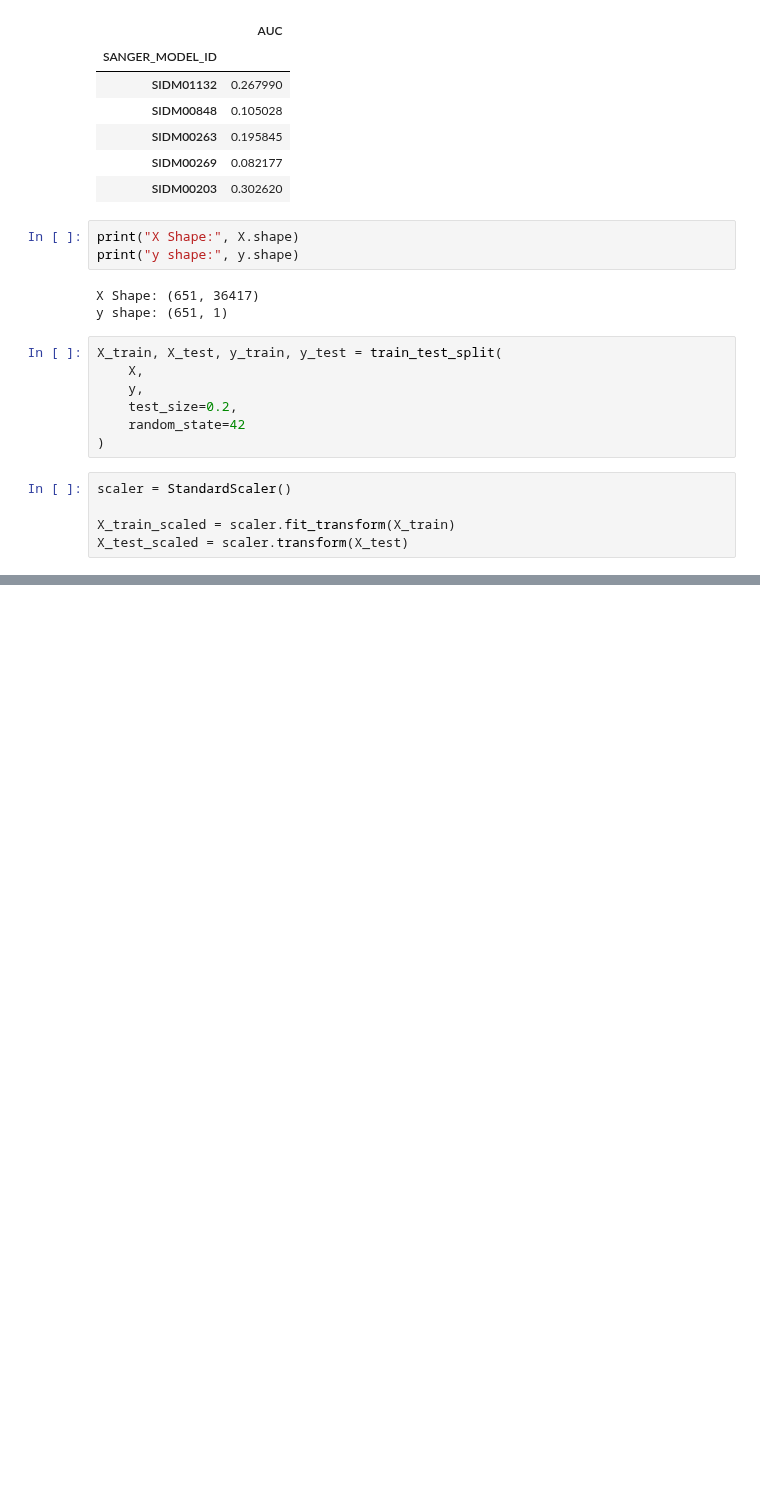
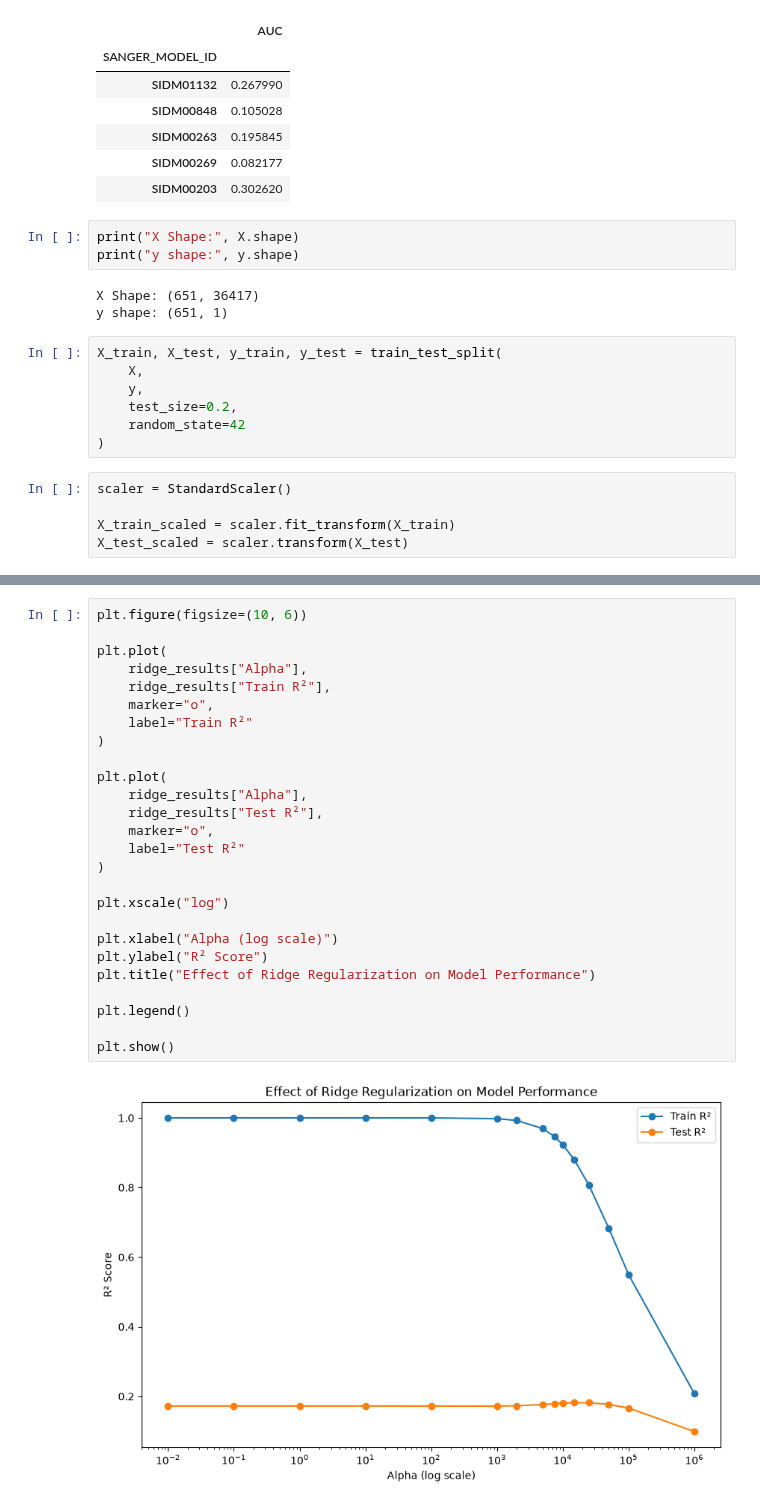
Before and after one commit to Pramitim/pharmacogenomic-response-ml, a Jupyter notebook: notebooks/05_ridge_regression.ipynb, the cells around one changed output, grey strips where cells are left out. Saved outputs shown, nothing was run; the diff lists cells and outputs as text; blank space fills up the shorter version.

Commit message:
added plots for ridge_regression results, cleaned up pca noteboke

```diff
--- a/notebooks/05_ridge_regression.ipynb
+++ b/notebooks/05_ridge_regression.ipynb
@@ -97,0 +109,28 @@ Ridge Regression:
+# %%
+plt.figure(figsize=(10, 6))
+
+plt.plot(
+    ridge_results["Alpha"],
+    ridge_results["Train R²"],
+    marker="o",
+    label="Train R²"
+)
+
+plt.plot(
+    ridge_results["Alpha"],
+    ridge_results["Test R²"],
+    marker="o",
+    label="Test R²"
+)
+
+plt.xscale("log")
+
+plt.xlabel("Alpha (log scale)")
+plt.ylabel("R² Score")
+plt.title("Effect of Ridge Regularization on Model Performance")
+
+plt.legend()
+
+plt.show()
+# %% [output]
+[figure, added]
```
Also changed, not shown: parts of 3 cells of this notebook, 2 other files.
